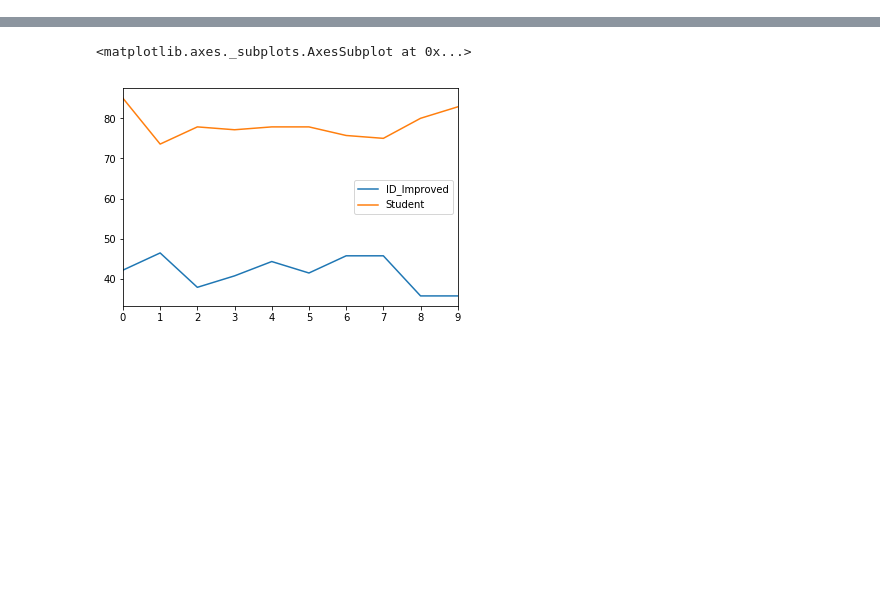
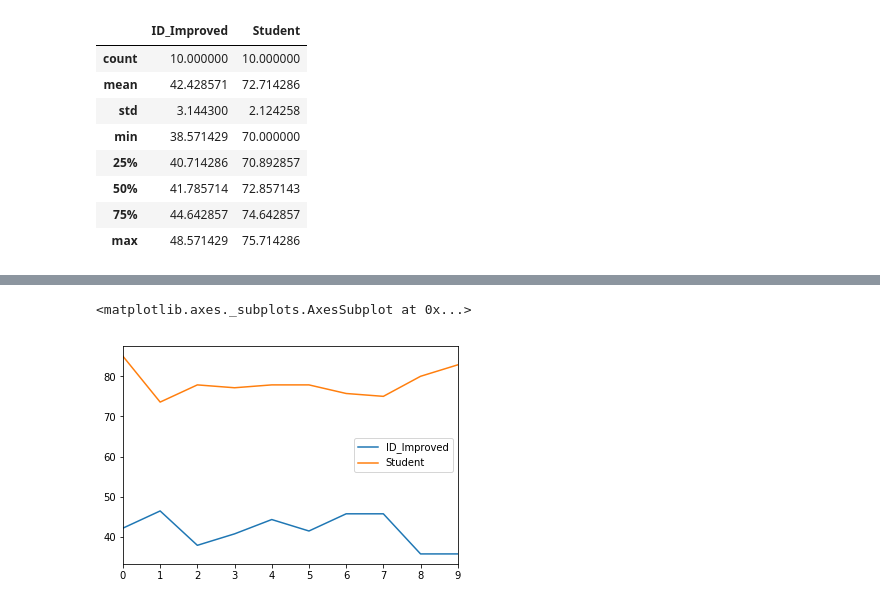
Before and after one commit to rmhyman/AIND-Isolation, a Jupyter notebook: heuristic_analysis.ipynb, the cells around one changed output, grey strips where cells are left out. Cells and saved outputs as stored; diff of their text form; code cells hidden in the pictures; blank space fills up the shorter version.

```diff
--- a/heuristic_analysis.ipynb
+++ b/heuristic_analysis.ipynb
@@ -28,0 +69,17 @@ def build_dict(filename):
+# %%
+d = build_dict('non_overlapping_results.log')
+df2 = pd.DataFrame(d)
+df2['Heuristic'] = 'non_overlapping'
+df2['ID_Improved'] = pd.to_numeric(df2['ID_Improved'])
+df2['Student'] = pd.to_numeric(df2['Student'])
+df2[['ID_Improved','Student']].describe()
+# %% [output]
+|  | ID_Improved | Student |
+| count | 10.000000 | 10.000000 |
+| mean | 42.428571 | 72.714286 |
+| std | 3.144300 | 2.124258 |
+| min | 38.571429 | 70.000000 |
+| 25% | 40.714286 | 70.892857 |
+| 50% | 41.785714 | 72.857143 |
+| 75% | 44.642857 | 74.642857 |
+| max | 48.571429 | 75.714286 |
```
Also changed, not shown: parts of 21 cells of this notebook, 3 other files.
